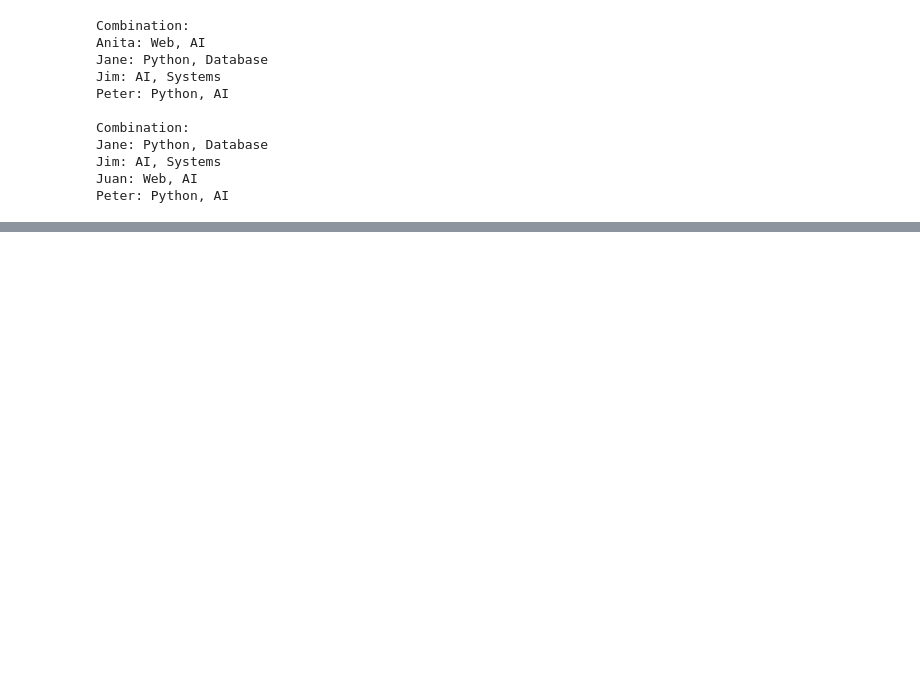
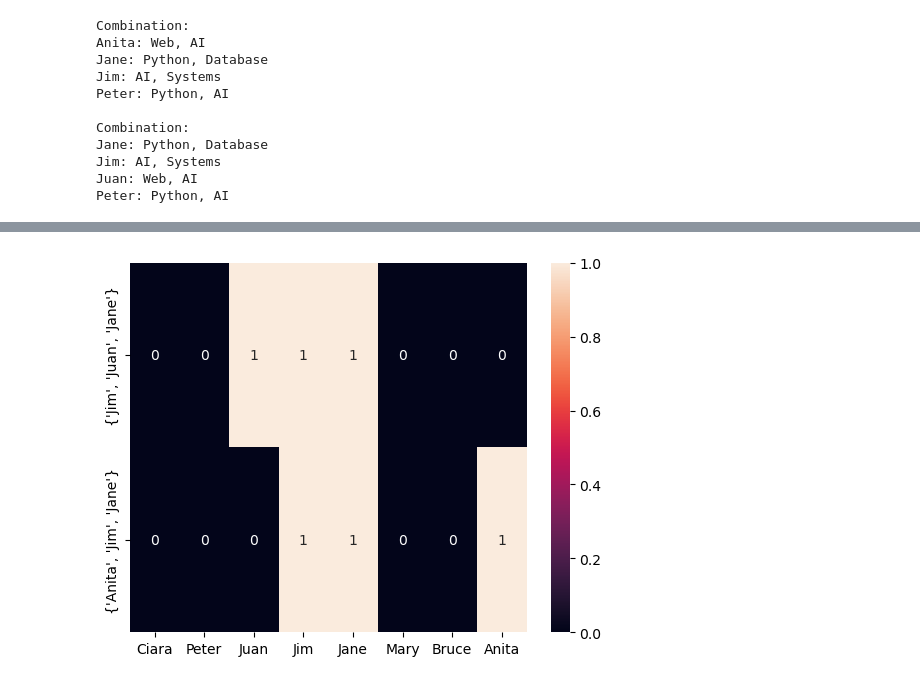
Before and after one commit to YWRCCT/YuriRibeiro_AI_DV_-ICA, a Jupyter notebook: YuriRibeiro_AI_DV_-ICA.ipynb, the cells around one changed output, grey strips where cells are left out. Saved outputs shown, nothing was run; the diff lists cells and outputs as text; code cells hidden in the pictures; blank space fills up the shorter version.

```diff
--- a/YuriRibeiro_AI_DV_-ICA.ipynb
+++ b/YuriRibeiro_AI_DV_-ICA.ipynb
@@ -148,0 +200,73 @@ Peter: Python, AI
+# %%
+import seaborn as sns
+import matplotlib.pyplot as plt
+
+from ortools.sat.python import cp_model
+from itertools import combinations
+
+# List of the people and abilities
+people_abilities = {
+    "Ciara": ["Python"],
+    "Peter": ["Python", "AI"],
+    "Juan": ["Web", "AI"],
+    "Jim": ["AI", "Systems"],
+    "Jane": ["Python", "Database"],
+    "Mary": ["Web", "Systems"],
+    "Bruce": ["Systems", "Python"],
+    "Anita": ["Web", "AI"]
+}
+
+# positions needed
+position_list = ["Python", "AI", "Web", "Database", "Systems"]
+
+# Create the CP-SAT model
+model = cp_model.CpModel()
+
+# Variables: 0 if not selected, 1 if selected
+variables = {person: model.NewBoolVar(person) for person in people_abilities}
+
+# Add the Constraints
+# Select exactly 3 people
+# Ciara must be selected
+# Ensure all skills are covered
+model.Add(sum(variables.values()) == 3)
+model.Add(variables["Ciara"] == 1)
+for skill in list_skills:
+    model.Add(sum(variables[person] for person, skills in people_abilities.items() if skill in skills) >= 1)
+
+# Backtracking function
+def backtrack(assignment, start_index=0):
+    if len(assignment) == 3 and satisfies_constraints(assignment):
+        return [sorted(assignment)]
+    else:
+        result = []
+        for person in variables.keys():
+            if person not in assignment:
+                result.extend(backtrack(assignment + [person], start_index))
+        return result
+
+# Constraint satisfaction function
+def satisfies_constraints(combination):
+    combined_skills_positions = [skill for person in combination for skill in people_abilities.get(person, [])]
+    return all(skill in combined_skills_positions for skill in position_list) and \
+           sum("AI" in people_abilities[person] for person in combination) >= 2
+
+unique_combinations = set(map(tuple, backtrack([])))
+for combination in unique_combinations:
+    print("Combination:")
+    for person in combination:
+        skills = ', '.join(people_abilities[person])
+        print(f"{person}: {skills}")
+    print()
+
+# Select the combinations for the heatmap
+combinations_for_heatmap = [set(combination) for combination in unique_combinations]
+
+# Create a matrix for the heatmap
+heatmap_matrix = [[1 if person in combination else 0 for person in people_abilities.keys()] for combination in combinations_for_heatmap]
+
+# Heatmap
+sns.heatmap(heatmap_matrix, annot=True, xticklabels=list(people_abilities.keys()), yticklabels=list(map(str, combinations_for_heatmap)))
+
+plt.show()
+# %% [output]
@@ -148,0 +282 @@ Peter: Python, AI
+[figure, added]
```
Also changed, not shown: parts of 4 cells of this notebook.
